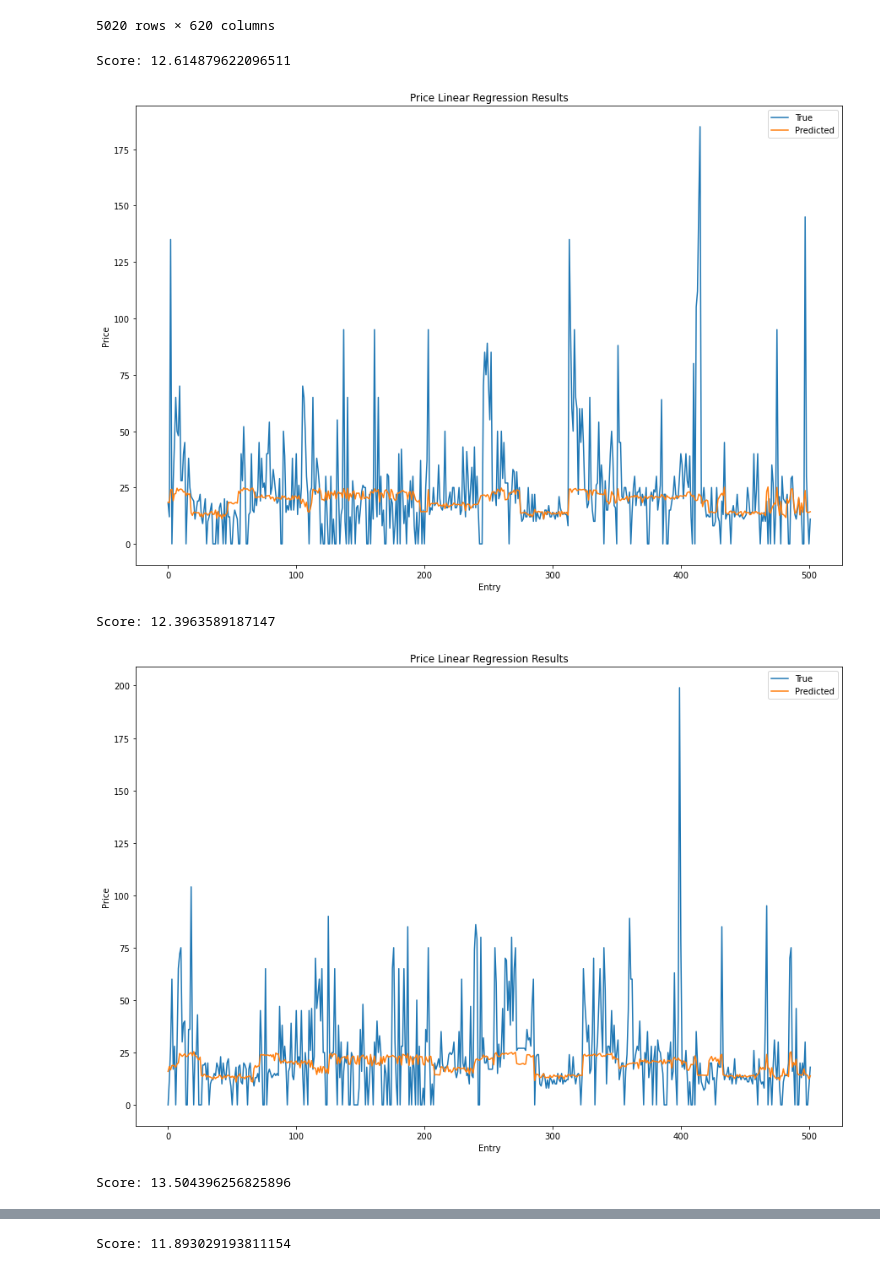
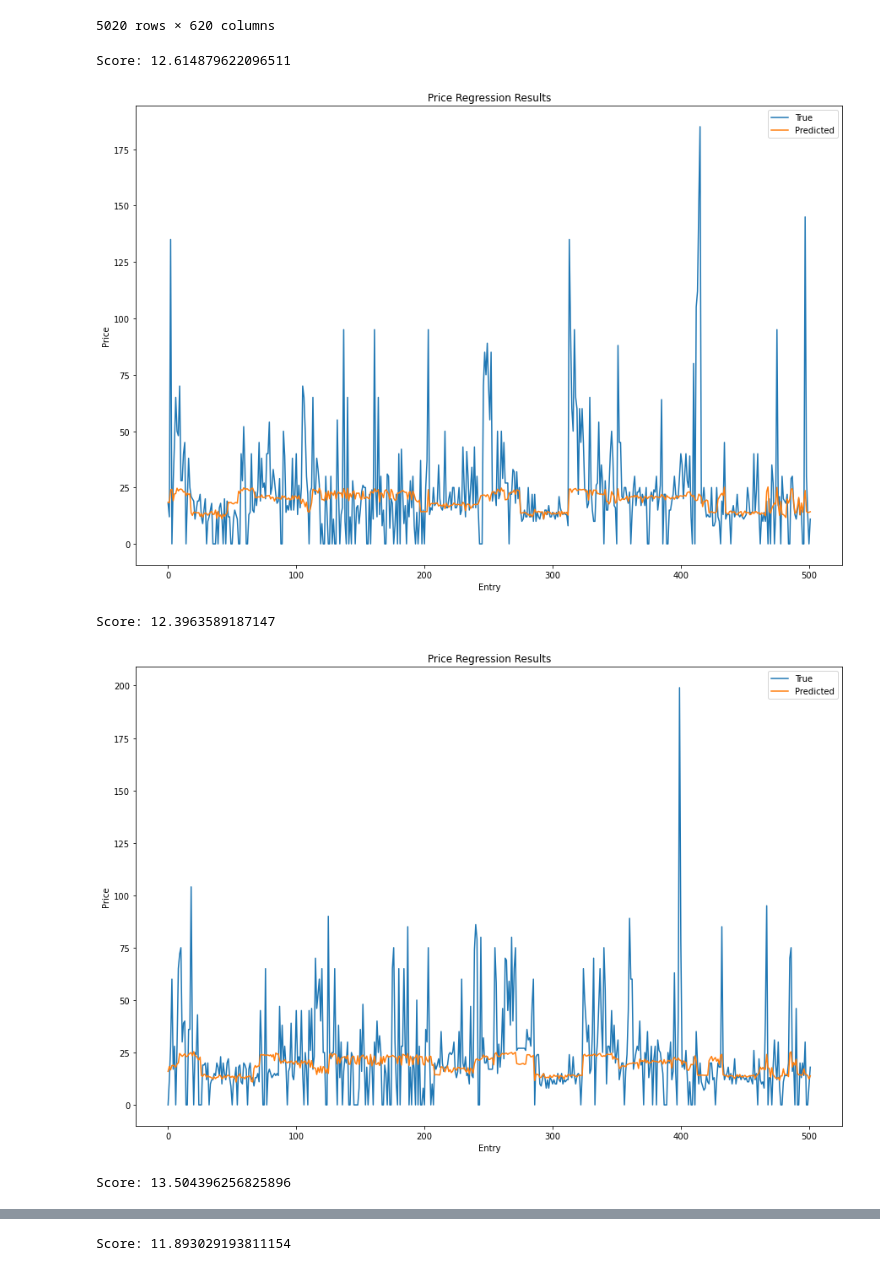
Before and after one commit to MikeLrUC/BI-Project, a Jupyter notebook: src/data-mining/price_regression.ipynb, the cells around one changed output, grey strips where cells are left out. Drawn from its saved outputs; the diff is of its cells as text; code cells hidden in the pictures.

Commit message:
Fixed: price regression

```diff
--- a/src/data-mining/price_regression.ipynb
+++ b/src/data-mining/price_regression.ipynb
@@ -43,39 +43,39 @@ y = df["price"].to_numpy()
 scoring_mape = lambda y, ypred: mean_absolute_error(y, ypred)
 # %%
 # Parameters
-my_model = lambda: LinearRegression()
+my_model = lambda: SVR()
 my_score = scoring_mape
 # %%
 scores = list()
 kfold = KFold(n_splits=10, random_state=7, shuffle=True)
 for train_idxs, test_idxs in kfold.split(X):
     # Train test split from kfold
     X_train, y_train = X[train_idxs, :],  y[train_idxs]
     X_test, y_test = X[test_idxs, :], y[test_idxs]
 
     # Fit predict
     model = my_model()
-    predicted = SVR().fit(X_train, y_train).predict(X_test)
+    predicted = model.fit(X_train, y_train).predict(X_test)
 
     # Model Score
     scores.append(my_score(y_test, predicted))
     print(f"Score: {scores[-1]}")
 
     # Plotting
     plt.figure(figsize=(15,10))
     plt.plot(y_test, label="True")
     plt.plot(predicted, label= "Predicted")
     plt.xlabel("Entry")
     plt.ylabel("Price")
-    plt.title("Price Linear Regression Results")
+    plt.title("Price Regression Results")
     plt.legend()
     plt.show()
 print(scores)
 print(f"Mean: {mean(scores)}")
 print(f"Std: {stdev(scores)}")
 # %% [output]
 Score: 12.614879622096511
-[figure, old version]
+[figure, new version]
 Score: 12.3963589187147
-[figure, old version]
+[figure, new version]
 Score: 13.504396256825896
```
Also changed, not shown: parts of 1 cell of this notebook.
